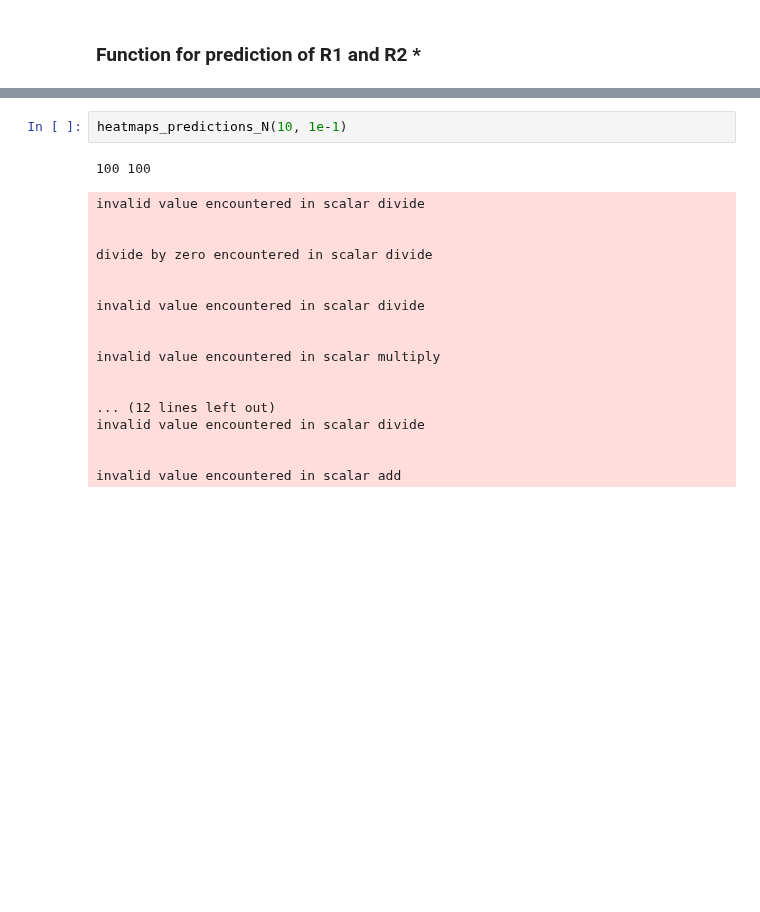
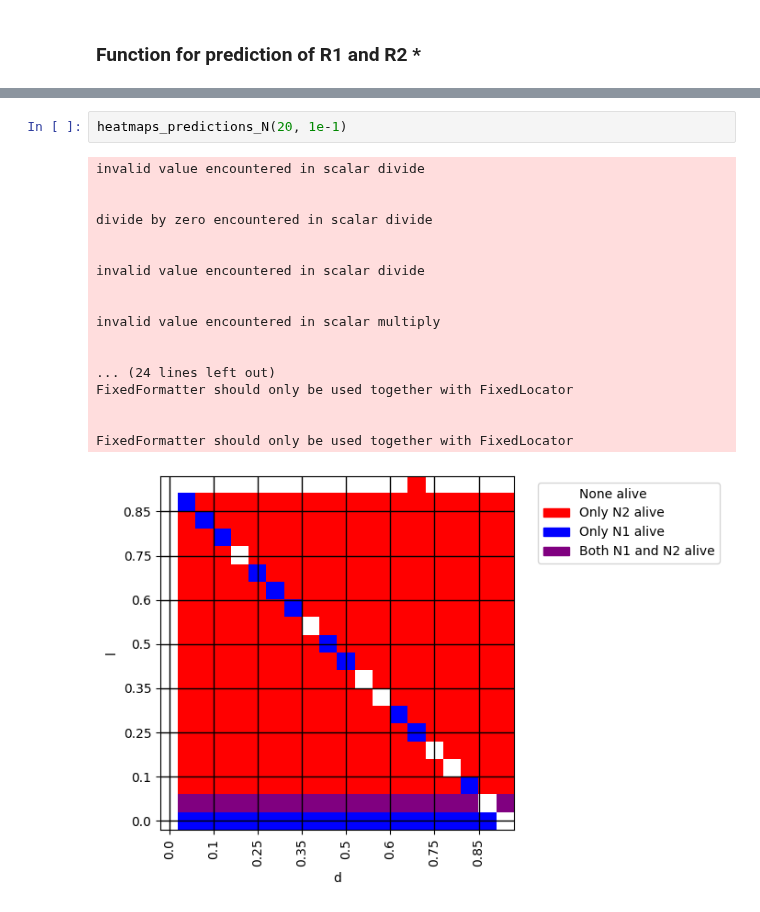
Before and after one commit to GiveMe1Coffee/m6-consumer-resource-model, a Jupyter notebook: M6_project.ipynb, the cells around one changed output, grey strips where cells are left out. Cells and saved outputs as stored; diff of their text form; blank space fills up the shorter version.

Commit message:
N predictions done

```diff
--- a/M6_project.ipynb
+++ b/M6_project.ipynb
@@ -1646,21 +1662,21 @@ def heatmaps_predictions_N(n, tresh) :
 # %%
-heatmaps_predictions_N(10, 1e-1)
+heatmaps_predictions_N(20, 1e-1)
 # %% [output]
-100 100
+invalid value encountered in scalar divide
+
+
+divide by zero encountered in scalar divide
+
+
+invalid value encountered in scalar divide
+
+
+invalid value encountered in scalar multiply
+
+
+... (24 lines left out)
+FixedFormatter should only be used together with FixedLocator
+
+
+FixedFormatter should only be used together with FixedLocator
-invalid value encountered in scalar divide
-
-
-divide by zero encountered in scalar divide
-
-
-invalid value encountered in scalar divide
-
-
-invalid value encountered in scalar multiply
-
-
-... (12 lines left out)
-invalid value encountered in scalar divide
-
-
-invalid value encountered in scalar add
+[figure, added]
```
Also changed, not shown: parts of 4 cells of this notebook.
